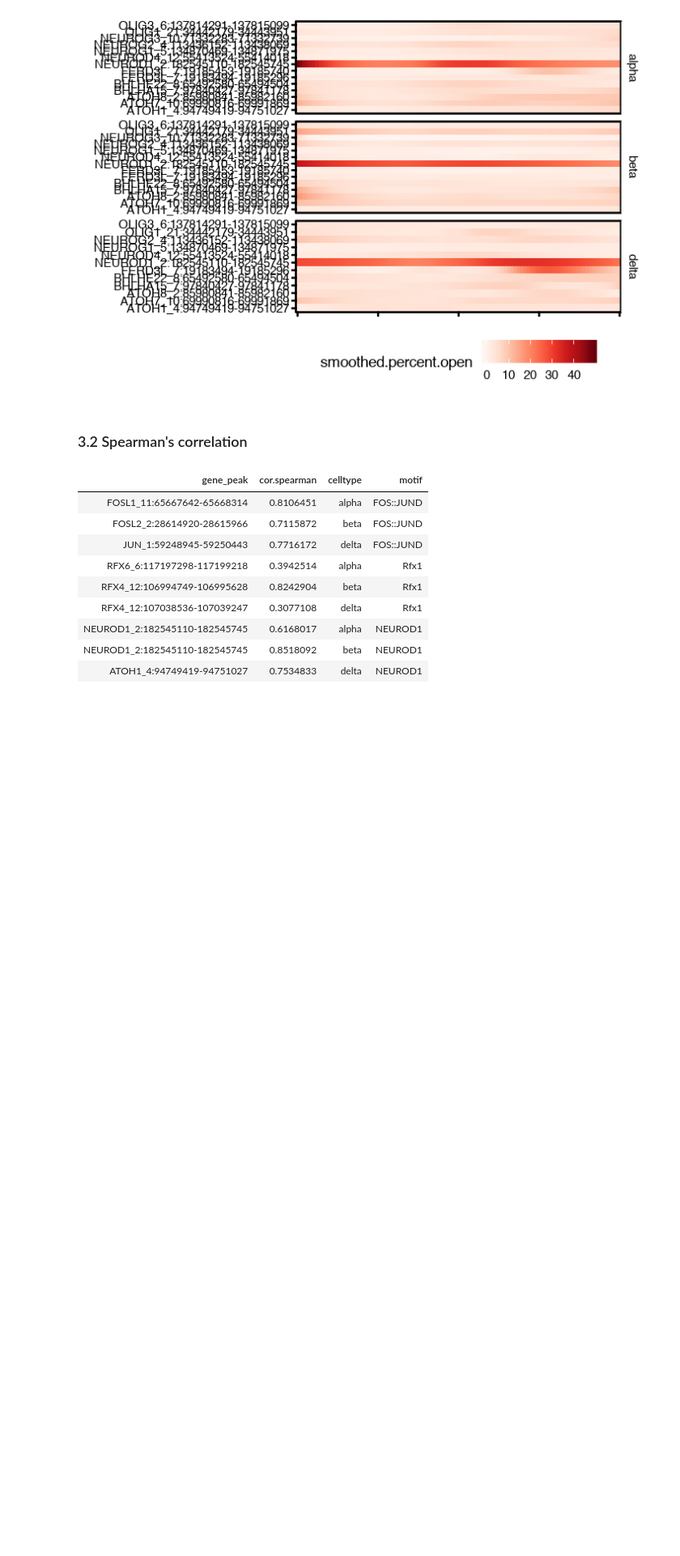
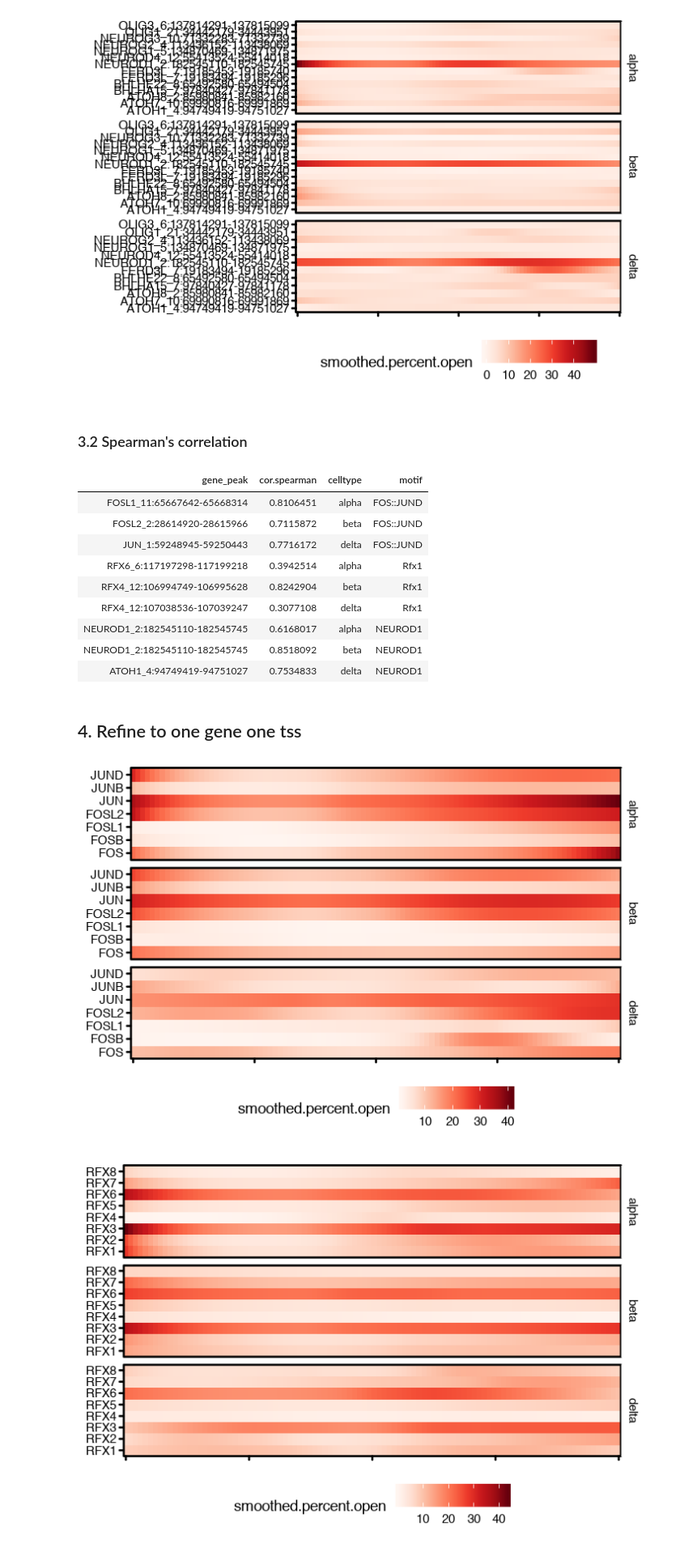
Before and after one commit to biomystery/islet_figs_motifs, a Jupyter notebook: multiple_promoter_transcript_level/05c.get_fraction_openning_per_bin.ipynb, the cells around one changed output. Shown at 81% size. Drawn from its saved outputs; the diff is of its cells as text; code cells hidden in the pictures; blank space fills up the shorter version.

Commit message:
updated gene_peak to max avg open peak

```diff
--- a/multiple_promoter_transcript_level/05c.get_fraction_openning_per_bin.ipynb
+++ b/multiple_promoter_transcript_level/05c.get_fraction_openning_per_bin.ipynb
@@ -271,3 +271,28 @@ system("open ../figures/Fig2/subfigs/fig2f_motif_prom.max.speaman_cor.csv")
 | NEUROD1_2:182545110-182545745 | 0.6168017 | alpha | NEUROD1 |
 | NEUROD1_2:182545110-182545745 | 0.8518092 | beta | NEUROD1 |
 | ATOH1_4:94749419-94751027 | 0.7534833 | delta | NEUROD1 |
+# %% [markdown]
+## 4. Refine to one gene one tss
+# %%
+for (m in c("FOS::JUND", "Rfx1", "NEUROD1")) {
+    dat.prom <- fread(paste0("../figures/Fig2/subfigs/fig2f_motif_", m, "_prom_hm.csv"),
+        drop = 1) %>% separate(gene_peak, c("gene", "peak"), sep = "_", remove = F)
+
+    dat.prom.s <- dat.prom %>% group_by(celltype, gene, peak, gene_peak) %>% summarise(avg.open = mean(smoothed.percent.open))
+    dat.prom.s <- dat.prom.s %>% right_join(dat.prom.s %>% ungroup() %>% group_by(celltype,
+        gene) %>% summarise(avg.open = max(avg.open)))
+    dat.prom <- dat.prom %>% right_join(dat.prom.s) %>% select(-gene_peak)
+    p <- ggplot(dat.prom, aes(ps, gene, fill = smoothed.percent.open)) + geom_tile() +
+        facet_grid(scale = "free", celltype ~ .) + theme_pubr() + theme(legend.position = "bottom",
+        axis.title = element_blank(), axis.text.x = element_blank()) + coord_cartesian(expand = F,
+        clip = "off") + scale_fill_gradientn(colors = brewer.pal(n = 9, name = "Reds"))
+    print(p)
+    fn <- paste0("../figures/Fig2/subfigs/fig2f_motif_", m, "_prom_hm.pdf")
+    ggsave(fn, p, width = 6, height = ifelse(m == "NEUROD1", 5, 4), units = "in")
+    system(paste0("open ", fn))
+    fwrite(p$data, file = sub(".pdf", ".csv", fn), row.names = T)
+    system(paste0("open ", sub(".pdf", ".csv", fn)))
+}
+# %% [output]
+[figure, added]
+[figure, added]
```
Also changed, not shown: parts of 3 cells of this notebook, 8 other files.
